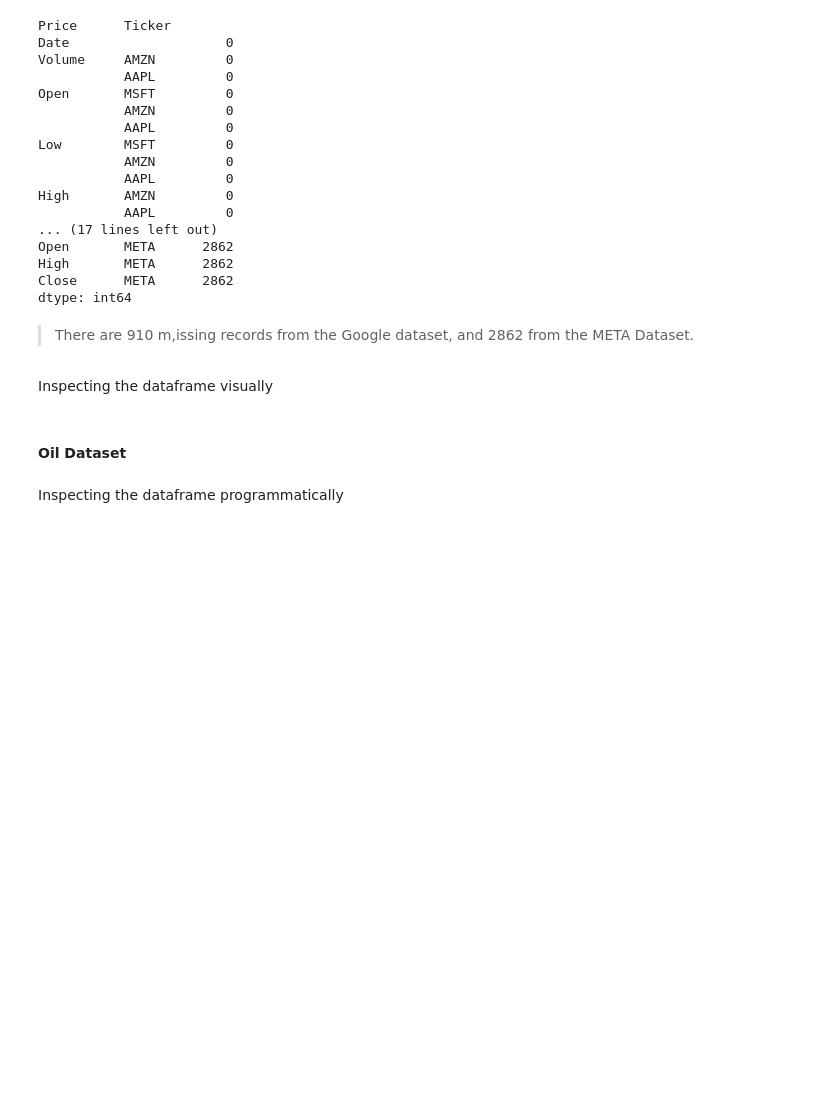
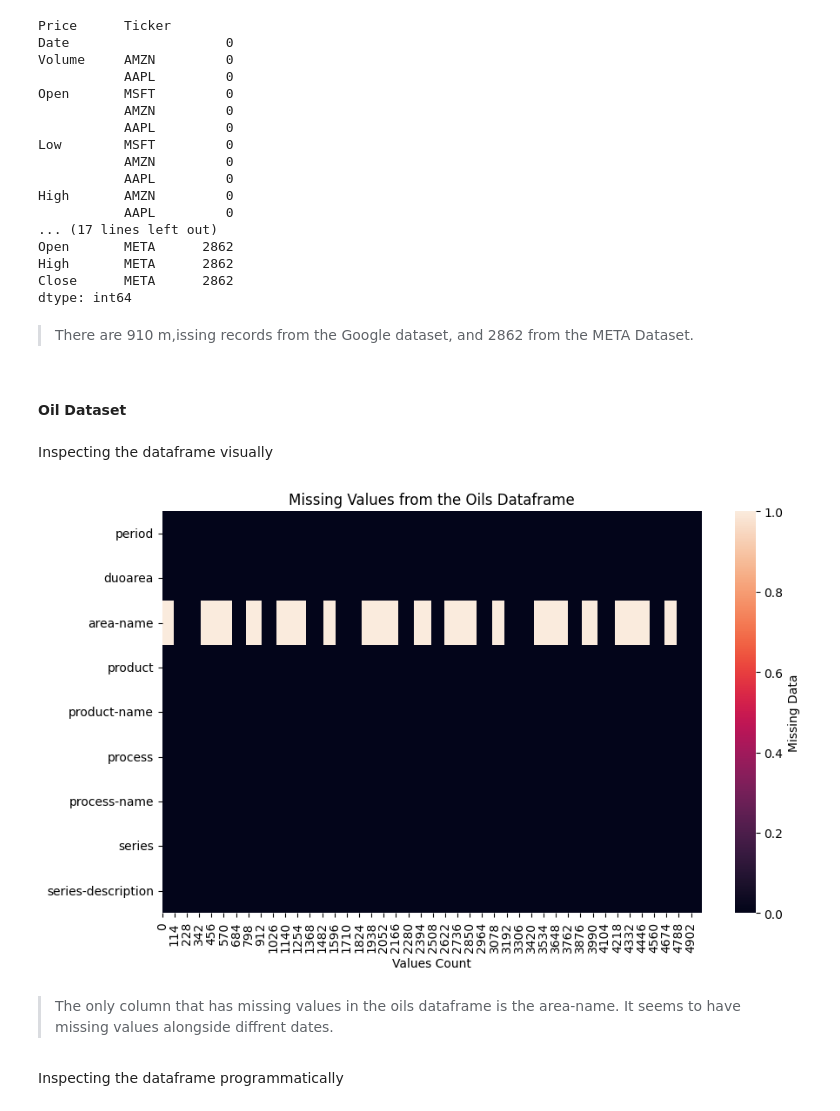
Before and after one commit to sondosaabed/Oil-vs-BigTech-stock-investigation, a Jupyter notebook: oil-bigTechCompanies-investigation.ipynb, the cells around one changed output. Cells and saved outputs as stored; diff of their text form; code cells hidden in the pictures; blank space fills up the shorter version.

```diff
--- a/oil-bigTechCompanies-investigation.ipynb
+++ b/oil-bigTechCompanies-investigation.ipynb
@@ -218,10 +236,19 @@ Close      META      2862
 dtype: int64
 # %% [markdown]
 > There are 910 m,issing records from the Google dataset, and 2862 from the META Dataset.
+# %% [markdown]
+#### Oil Dataset
 # %% [markdown]
 Inspecting the dataframe visually
-# %% [markdown]
-#### Oil Dataset
+# %%
+plt.figure(figsize=(10,6))
+sns.heatmap(oil_data.isin(nan).transpose(), cbar_kws={'label': 'Missing Data'})
+plt.title('Missing Values from the Oils Dataframe')
+plt.xlabel('Values Count');
+# %% [output]
+[figure, added]
+# %% [markdown]
+> The only column that has missing values in the oils dataframe is the area-name. It seems to have missing values alongside diffrent dates.
 # %% [markdown]
 Inspecting the dataframe programmatically
 # %%
```
Also changed, not shown: parts of 9 cells of this notebook.
